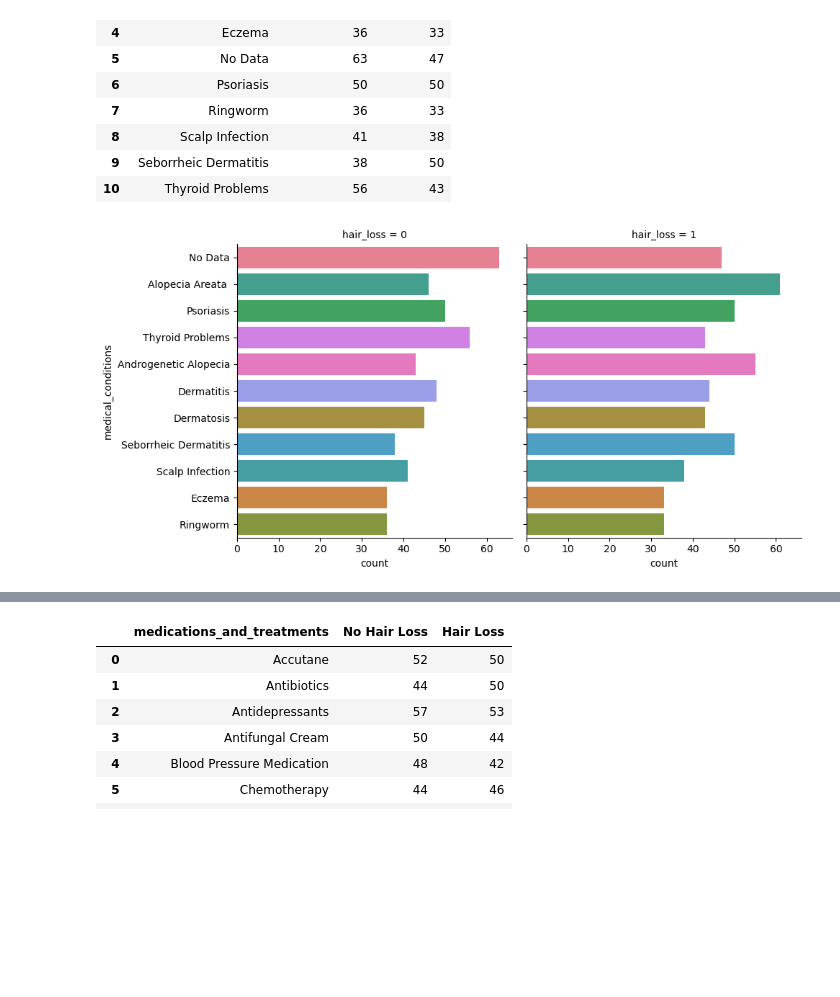
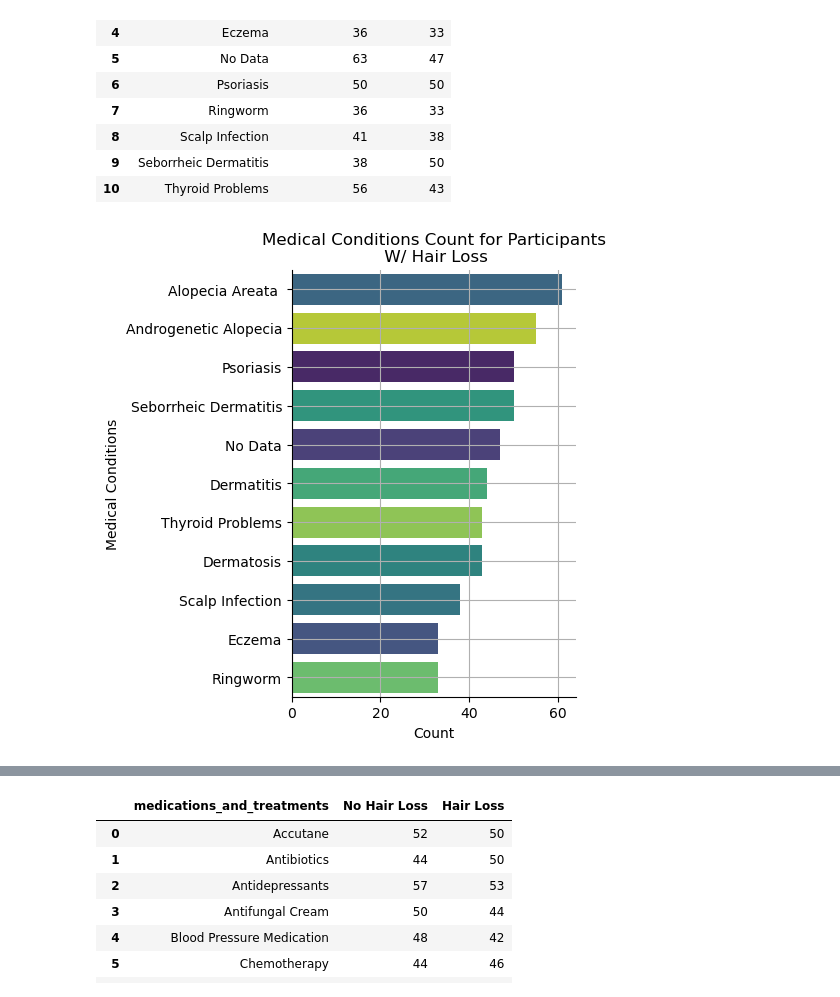
Before and after one commit to kimodri/school-projects, a Jupyter notebook: statistics-and-probability/hairloss.ipynb, the cells around one changed output, grey strips where cells are left out. Saved outputs shown, nothing was run; the diff lists cells and outputs as text; code cells hidden in the pictures; blank space fills up the shorter version.

```diff
--- a/statistics-and-probability/hairloss.ipynb
+++ b/statistics-and-probability/hairloss.ipynb
@@ -262,6 +284,9 @@ medical_df.head()
 | 2 | 0 | 0 | Dermatosis | Antifungal Cream | Protein deficiency | Moderate | ... |
 | 3 | 1 | 1 | Ringworm | Antibiotics | Biotin Deficiency | Moderate | ... |
 | 4 | 0 | 0 | Psoriasis | Accutane | Iron deficiency | Moderate | ... |
+# %%
+hair_loss_no_df = medical_df[medical_df['hair_loss'].isin([0])]
+hair_loss_yes_df = medical_df[medical_df['hair_loss'].isin([1])]
 # %%
 medical_columns = medical_df.columns.to_list()
 del medical_columns[2:]
@@ -325,7 +363,12 @@ cross_tab('medical_conditions')
 | 9 | Seborrheic Dermatitis | 38 | 50 |
 | 10 | Thyroid Problems | 56 | 43 |
 # %%
-sns.catplot(data = medical_df, y = 'medical_conditions', col = 'hair_loss', kind = 'count', hue = 'medical_conditions', order=medical_df['medical_conditions'].value_counts().index.tolist())
+sns.catplot(data = hair_loss_yes_df, palette = 'viridis', y = 'medical_conditions', kind = 'count', hue = 'medical_conditions',
+           order = hair_loss_yes_df['medical_conditions'].value_counts().index)
+plt.grid()
+plt.ylabel("Medical Conditions")
+plt.xlabel('Count')
+plt.title('Medical Conditions Count for Participants\n W/ Hair Loss')
 plt.show()
 # %% [output]
-[figure, old version]
+[figure, new version]
```
Also changed, not shown: parts of 17 cells of this notebook, 1 other file.
